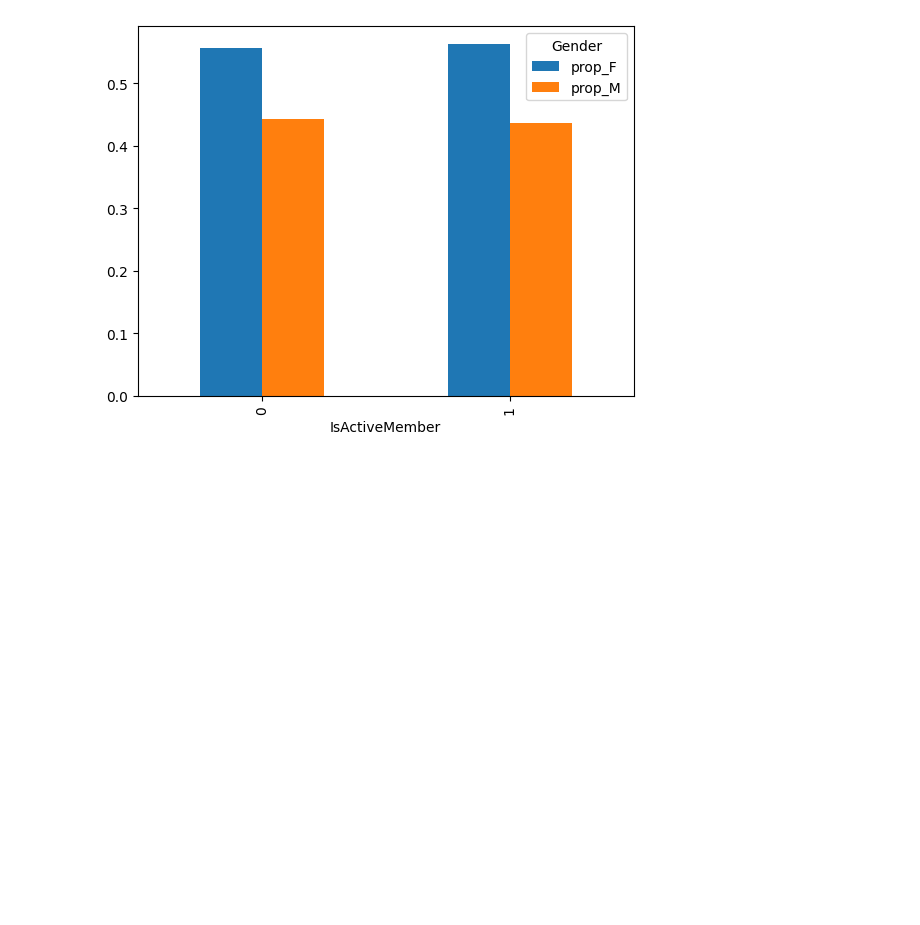
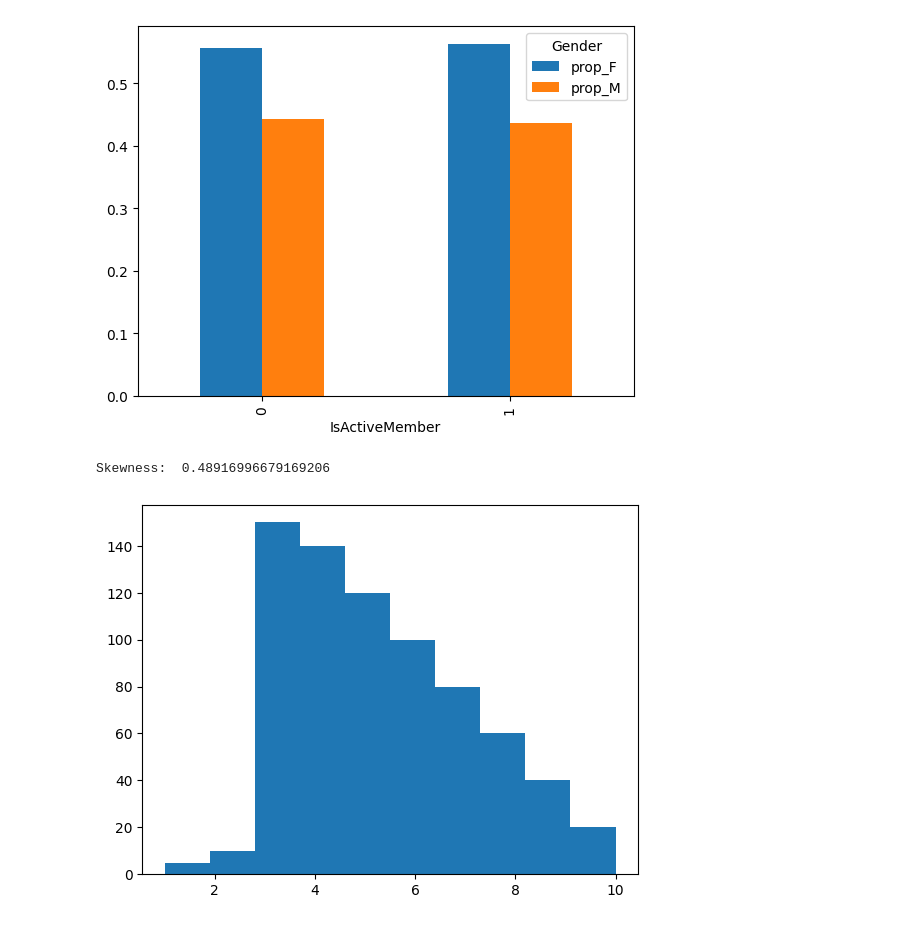
Before and after one commit to Omkar210/Statistics-and-ML, a Jupyter notebook: Day8.ipynb, the cells around one changed output. Saved outputs shown, nothing was run; the diff lists cells and outputs as text; code cells hidden in the pictures; blank space fills up the shorter version.

```diff
--- a/Day8.ipynb
+++ b/Day8.ipynb
@@ -382,3 +390,11 @@ tb1
 | 0 | 725 | 577 | 0.556836 | 0.443164 |
 | 1 | 414 | 321 | 0.563265 | 0.436735 |
 [figure]
+# %%
+from scipy import stats
+x1 = np.repeat([1,2,3,4,5,6,7,8,9,10],[5,10,150,140,120,100,80,60,40,20])
+plt.hist(x1)
+print('Skewness: ',stats.skew(x1))
+# %% [output]
+Skewness:  0.48916996679169206
+[figure, added]
```
Also changed, not shown: parts of 11 cells of this notebook.
